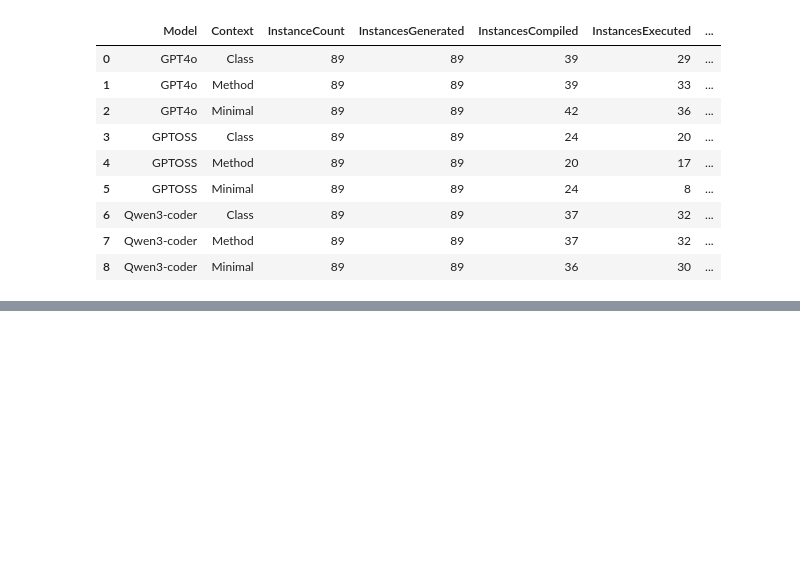
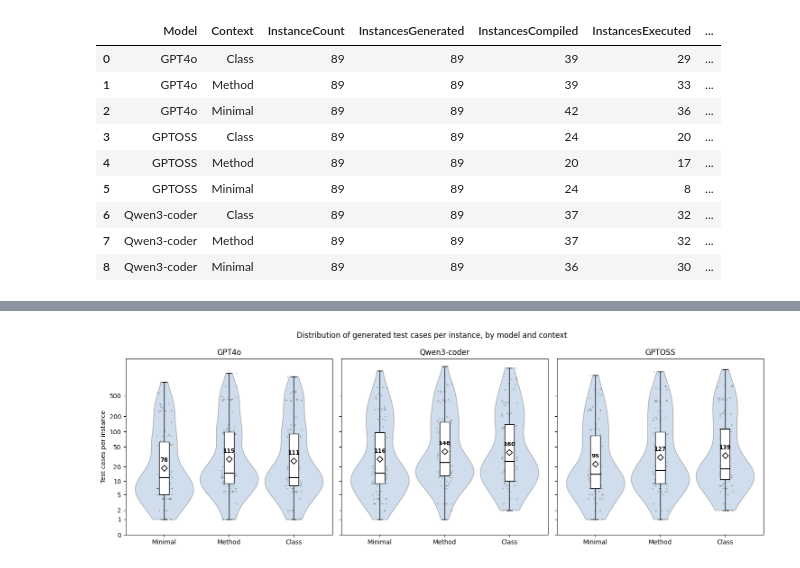
Before and after one commit to CuriousBeing1508/LLM_TestGeneration_for_BC, a Jupyter notebook: NewExpAfterCanary/ResultsForRQs/CountingNoOfTestCasesToReport/AggregateForRQ.ipynb, the cells around one changed output, grey strips where cells are left out. Cells and saved outputs as stored; diff of their text form; code cells hidden in the pictures; blank space fills up the shorter version.

```diff
--- a/NewExpAfterCanary/ResultsForRQs/CountingNoOfTestCasesToReport/AggregateForRQ.ipynb
+++ b/NewExpAfterCanary/ResultsForRQs/CountingNoOfTestCasesToReport/AggregateForRQ.ipynb
@@ -162,0 +220,71 @@ modelcontext_df
+# %%
+import numpy as np
+import matplotlib.pyplot as plt
+import seaborn as sns
+
+MODEL_ORDER = ["GPT4o", "Qwen3-coder", "GPTOSS"]
+CONTEXT_ORDER = ["Minimal", "Method", "Class"]
+
+plot_df = df_clean.copy()
+plot_df["LogTotalTestCount"] = np.log1p(plot_df["TotalTestCount"])
+
+raw_ticks = [0, 1, 2, 5, 10, 20, 50, 100, 200, 500]
+raw_ticks = [t for t in raw_ticks if t <= plot_df["TotalTestCount"].max()]
+log_ticks = np.log1p(raw_ticks)
+
+fig, axes = plt.subplots(1, len(MODEL_ORDER), figsize=(15, 5), sharey=True)
+
+for ax, model in zip(axes, MODEL_ORDER):
+    sub = plot_df[plot_df["Model"] == model]
+
+    # half-violin (cloud), shifted right so it doesn't overlap the box
+    sns.violinplot(
+        data=sub, x="Context", y="LogTotalTestCount",
+        order=CONTEXT_ORDER, cut=0, inner=None,
+        color="#a8c6e8", linewidth=1, ax=ax,
+        density_norm="width", width=0.9,
+    )
+    # shrink and shift each violin half to one side
+    for coll in ax.collections:
+        coll.set_alpha(0.6)
+
+    # boxplot (narrow, offset left) for exact quartiles
+    sns.boxplot(
+        data=sub, x="Context", y="LogTotalTestCount",
+        order=CONTEXT_ORDER, ax=ax, width=0.15,
+        boxprops=dict(facecolor="white", edgecolor="black", linewidth=1),
+        medianprops=dict(color="black", linewidth=1.5),
+        whiskerprops=dict(color="black"), capprops=dict(color="black"),
+        showfliers=False, zorder=3,
+    )
+
+    # raw points (rain), jittered below
+    sns.stripplot(
+        data=sub, x="Context", y="LogTotalTestCount",
+        order=CONTEXT_ORDER, ax=ax,
+        color="black", alpha=0.2, size=2.5, jitter=0.12, zorder=1,
+    )
+
+    means = sub.groupby("Context")["LogTotalTestCount"].mean().reindex(CONTEXT_ORDER)
+    raw_means = sub.groupby("Context")["TotalTestCount"].mean().reindex(CONTEXT_ORDER)
+    for i, ctx in enumerate(CONTEXT_ORDER):
+        ax.scatter(i, means[ctx], marker="D", s=45, color="white",
+                   edgecolor="black", linewidth=1.2, zorder=5)
+        ax.annotate(f"{raw_means[ctx]:.0f}", (i, means[ctx]),
+                    xytext=(0, 10), textcoords="offset points",
+                    ha="center", fontsize=9, fontweight="bold", zorder=6)
+
+    ax.set_title(model)
+    ax.set_xlabel("")
+    ax.set_ylabel("")
+
+axes[0].set_ylabel("Test cases per instance")
+axes[0].set_yticks(log_ticks)
+axes[0].set_yticklabels(raw_ticks)
+
+fig.suptitle("Distribution of generated test cases per instance, by model and context")
+fig.tight_layout()
+plt.savefig("output/testcount_raincloud_by_model_context.png", dpi=150, bbox_inches="tight")
+plt.show()
+# %% [output]
+[figure, added]
```
Also changed, not shown: parts of 3 cells of this notebook, 13 other files.
